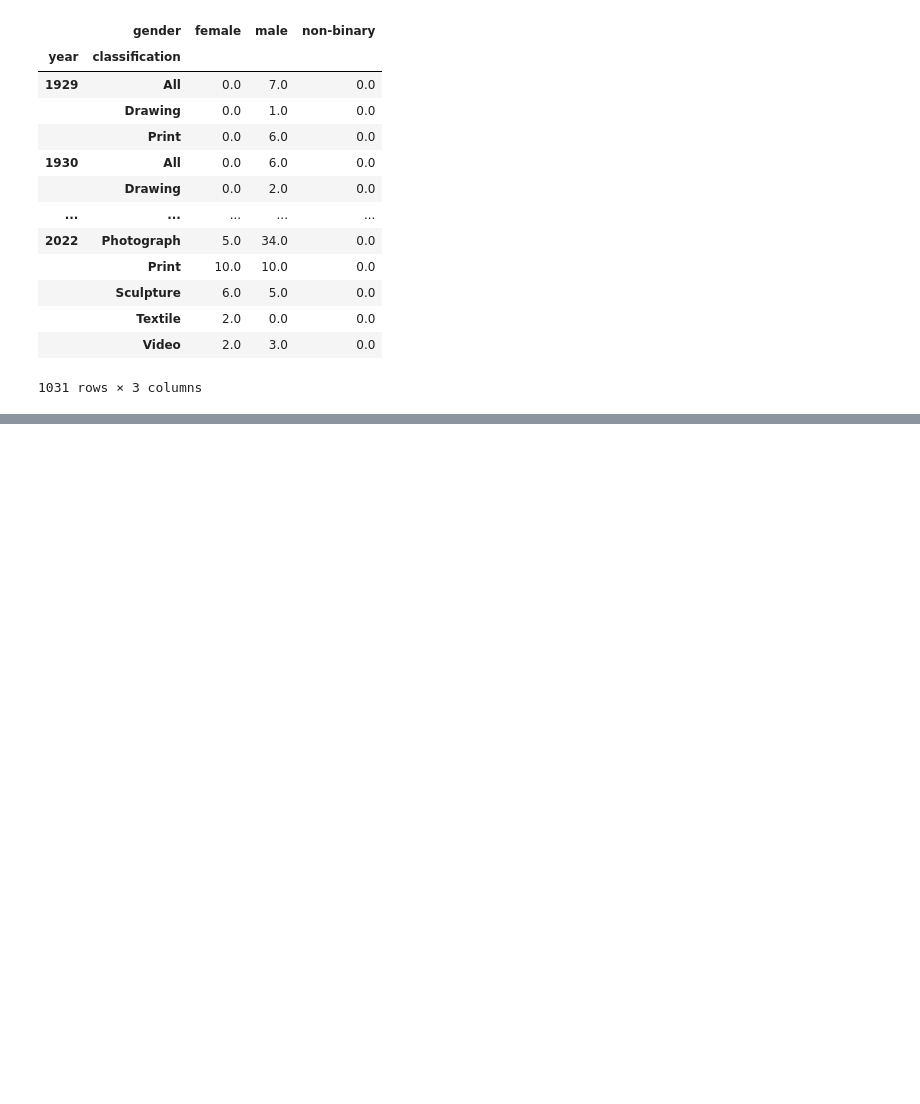
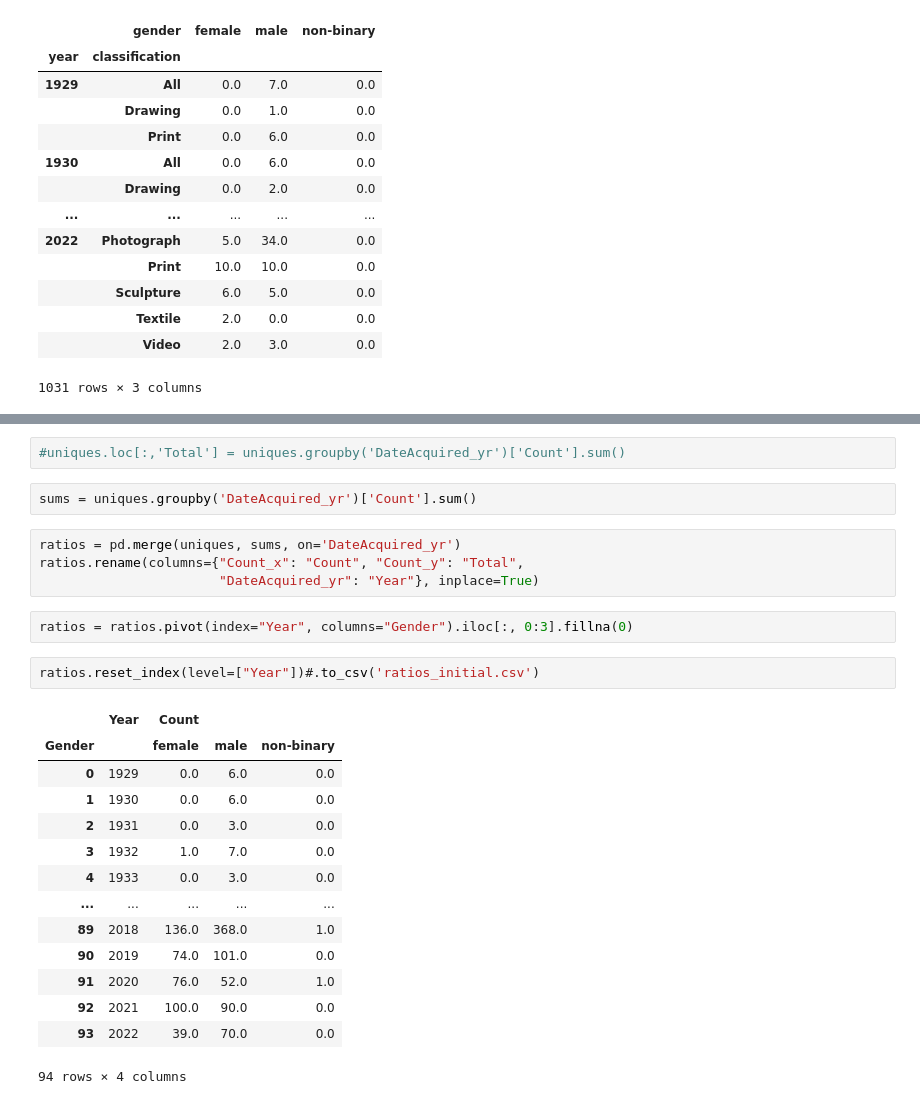
Before and after one commit to hadro/Interactive-Data-Vis-Fall2023, a Jupyter notebook: moma/moma_data_cleanup_and_shaping.ipynb, the cells around one changed output, grey strips where cells are left out. Cells and saved outputs as stored; diff of their text form; blank space fills up the shorter version.

```diff
--- a/moma/moma_data_cleanup_and_shaping.ipynb
+++ b/moma/moma_data_cleanup_and_shaping.ipynb
@@ -344,0 +363,27 @@ v
+# %%
+#uniques.loc[:,'Total'] = uniques.groupby('DateAcquired_yr')['Count'].sum()
+# %%
+sums = uniques.groupby('DateAcquired_yr')['Count'].sum()
+# %%
+ratios = pd.merge(uniques, sums, on='DateAcquired_yr')
+ratios.rename(columns={"Count_x": "Count", "Count_y": "Total",
+                       "DateAcquired_yr": "Year"}, inplace=True)
+# %%
+ratios = ratios.pivot(index="Year", columns="Gender").iloc[:, 0:3].fillna(0)
+# %%
+ratios.reset_index(level=["Year"])#.to_csv('ratios_initial.csv')
+# %% [output]
+|  | Year | Count |  |  |
+| Gender |  | female | male | non-binary |
+| 0 | 1929 | 0.0 | 6.0 | 0.0 |
+| 1 | 1930 | 0.0 | 6.0 | 0.0 |
+| 2 | 1931 | 0.0 | 3.0 | 0.0 |
+| 3 | 1932 | 1.0 | 7.0 | 0.0 |
+| 4 | 1933 | 0.0 | 3.0 | 0.0 |
+| ... | ... | ... | ... | ... |
+| 89 | 2018 | 136.0 | 368.0 | 1.0 |
+| 90 | 2019 | 74.0 | 101.0 | 0.0 |
+| 91 | 2020 | 76.0 | 52.0 | 1.0 |
+| 92 | 2021 | 100.0 | 90.0 | 0.0 |
+| 93 | 2022 | 39.0 | 70.0 | 0.0 |
+94 rows × 4 columns
```
Also changed, not shown: parts of 6 cells of this notebook, 6 other files.
